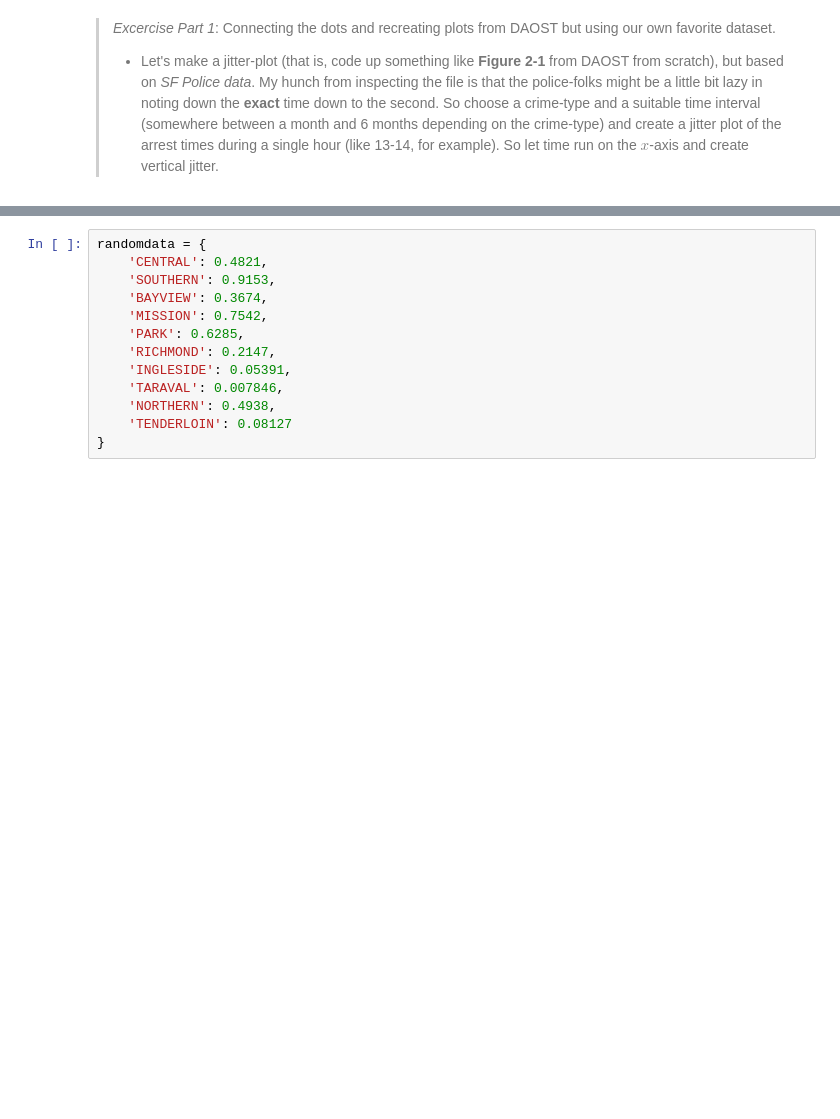
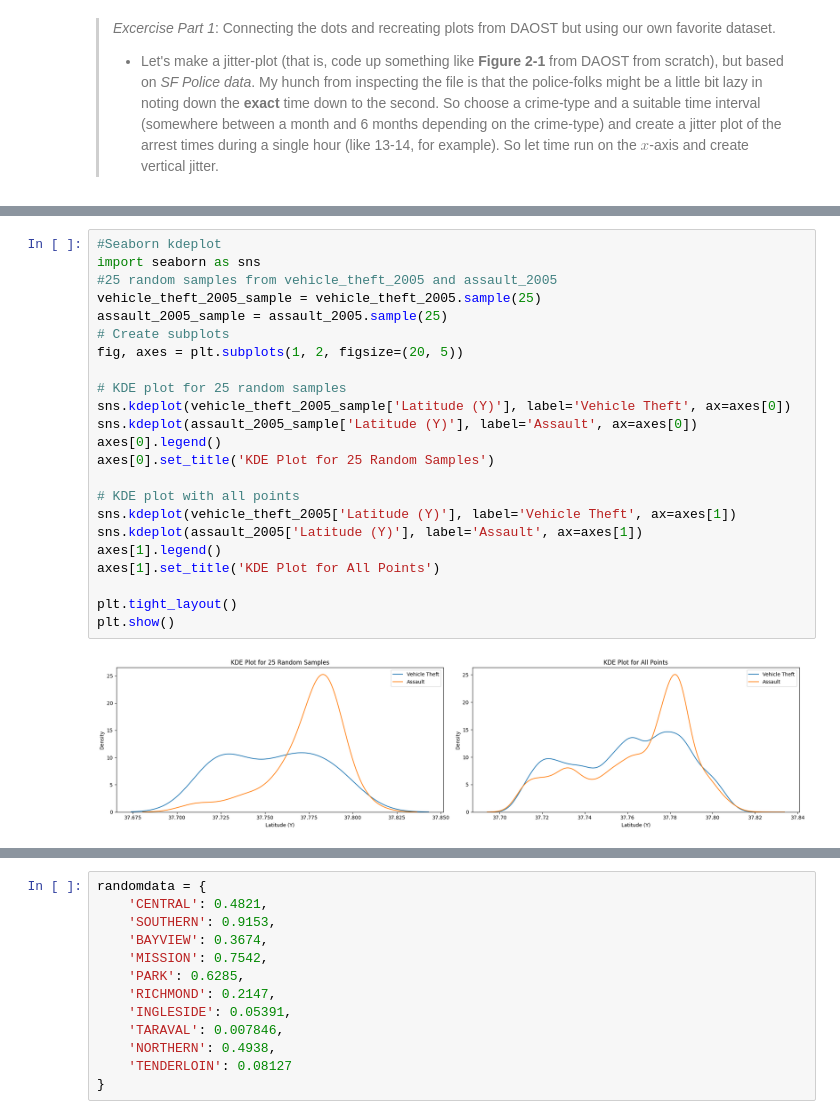
Before and after one commit to AleksandarLukic96/02806_Social_Data, a Jupyter notebook: notebooks/W3_Vic.ipynb, the cells around one changed output, grey strips where cells are left out. Cells and saved outputs as stored; diff of their text form; blank space fills up the shorter version.

```diff
--- a/notebooks/W3_Vic.ipynb
+++ b/notebooks/W3_Vic.ipynb
@@ -104,0 +141,25 @@ For the "Exercise Part 1" and the part below, I want you to eliminate uses of LL
+# %%
+#Seaborn kdeplot
+import seaborn as sns
+#25 random samples from vehicle_theft_2005 and assault_2005
+vehicle_theft_2005_sample = vehicle_theft_2005.sample(25)
+assault_2005_sample = assault_2005.sample(25)
+# Create subplots
+fig, axes = plt.subplots(1, 2, figsize=(20, 5))
+
+# KDE plot for 25 random samples
+sns.kdeplot(vehicle_theft_2005_sample['Latitude (Y)'], label='Vehicle Theft', ax=axes[0])
+sns.kdeplot(assault_2005_sample['Latitude (Y)'], label='Assault', ax=axes[0])
+axes[0].legend()
+axes[0].set_title('KDE Plot for 25 Random Samples')
+
+# KDE plot with all points
+sns.kdeplot(vehicle_theft_2005['Latitude (Y)'], label='Vehicle Theft', ax=axes[1])
+sns.kdeplot(assault_2005['Latitude (Y)'], label='Assault', ax=axes[1])
+axes[1].legend()
+axes[1].set_title('KDE Plot for All Points')
+
+plt.tight_layout()
+plt.show()
+# %% [output]
+[figure, added]
```
Also changed, not shown: parts of 20 cells of this notebook.
